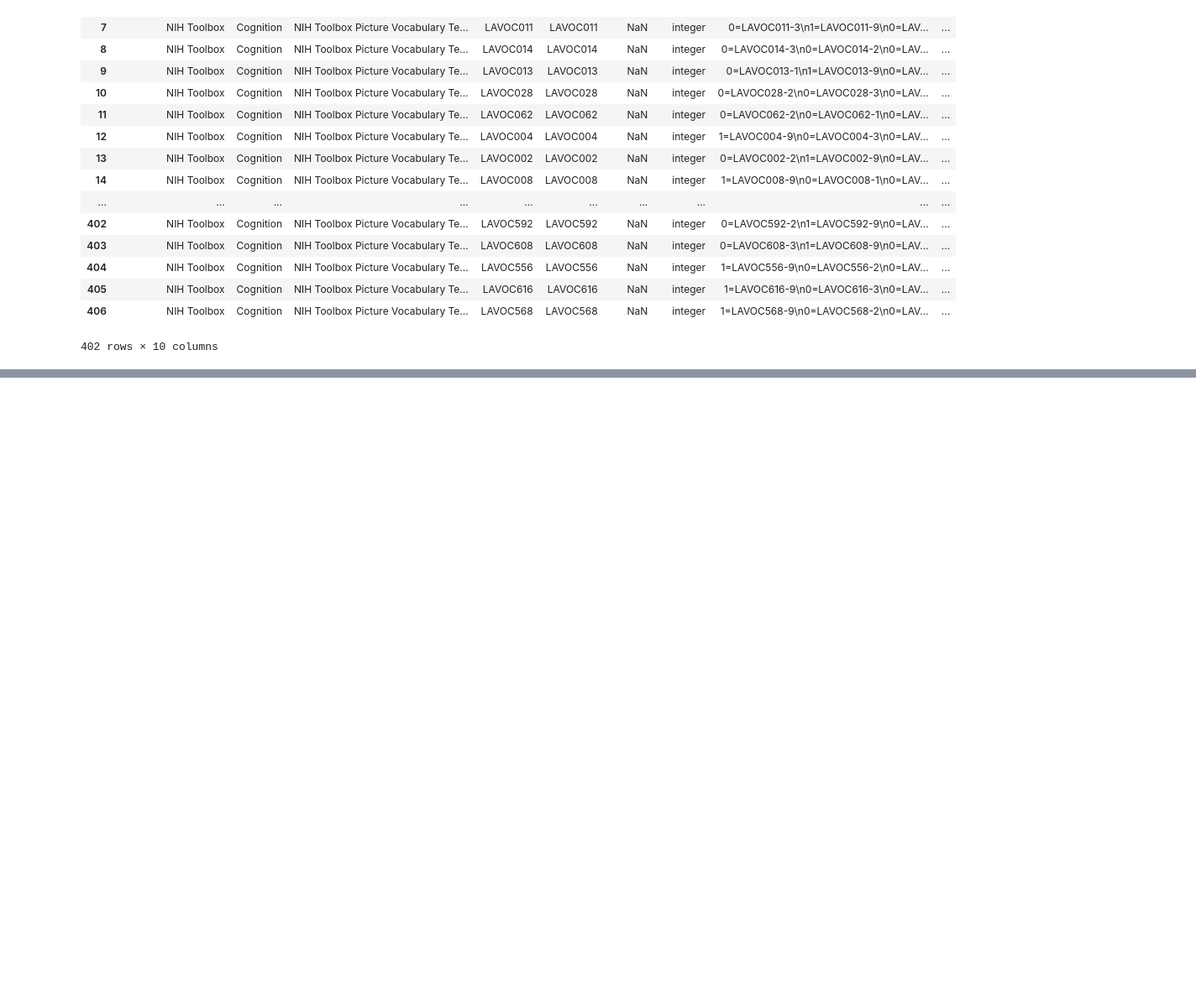
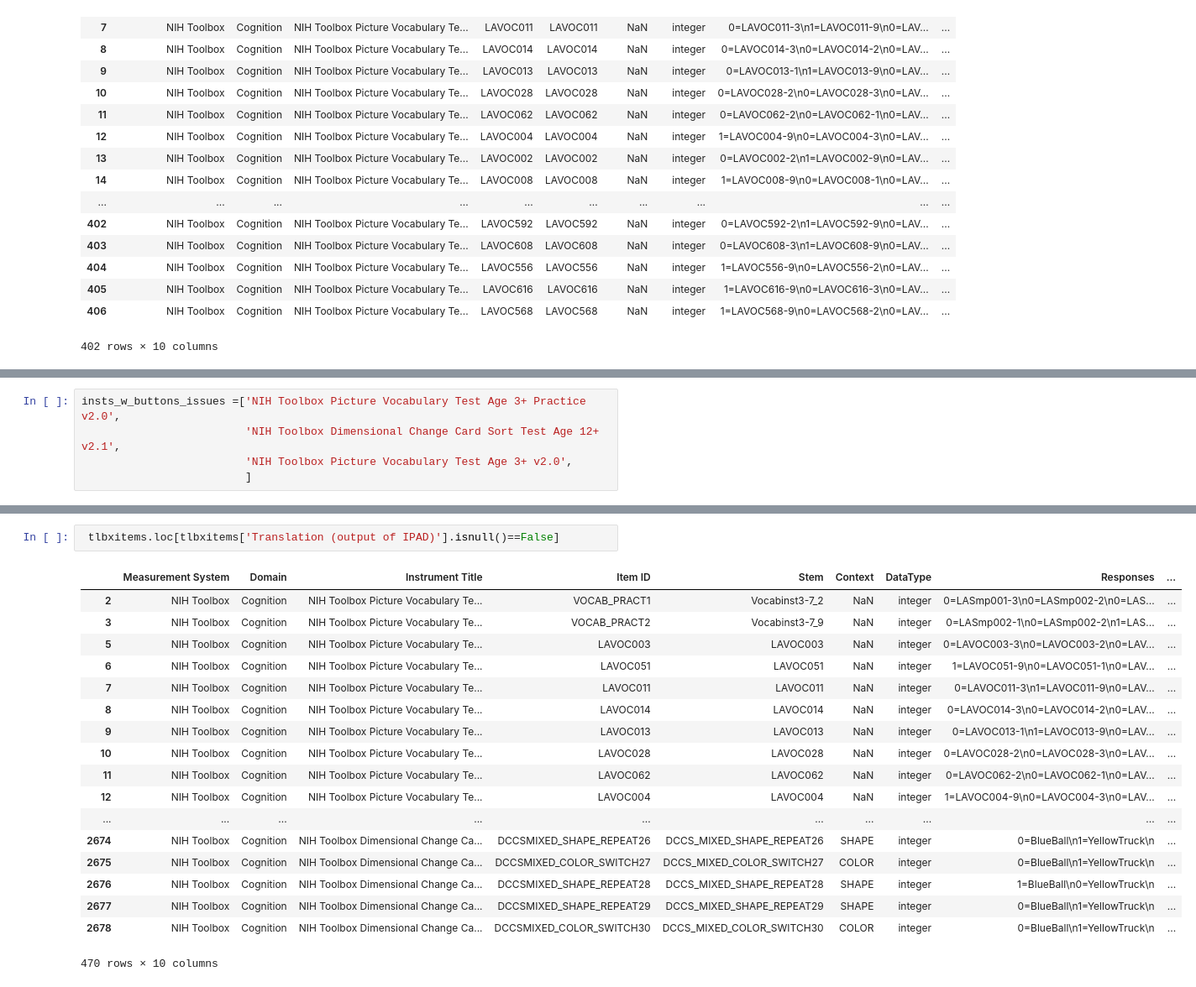
Before and after one commit to humanconnectome/NIHToolbox2NDA, a Jupyter notebook: BUTTONFIX_NIH_Toolbox_Data_Dictionary_2_Python.ipynb, the cells around one changed output, grey strips where cells are left out. Shown at 84% size. Cells and saved outputs as stored; diff of their text form; blank space fills up the shorter version.

```diff
--- a/BUTTONFIX_NIH_Toolbox_Data_Dictionary_2_Python.ipynb
+++ b/BUTTONFIX_NIH_Toolbox_Data_Dictionary_2_Python.ipynb
@@ -167,0 +195,5 @@ AttributeError: 'tuple' object has no attribute 'codeblock'
+# %%
+insts_w_buttons_issues =['NIH Toolbox Picture Vocabulary Test Age 3+ Practice v2.0',
+                         'NIH Toolbox Dimensional Change Card Sort Test Age 12+ v2.1',
+                         'NIH Toolbox Picture Vocabulary Test Age 3+ v2.0',
+                         ]
@@ -167,0 +237,21 @@ AttributeError: 'tuple' object has no attribute 'codeblock'
+# %%
+ tlbxitems.loc[tlbxitems['Translation (output of IPAD)'].isnull()==False]
+# %% [output]
+|  | Measurement System | Domain | Instrument Title | Item ID | Stem | Context | DataType | Responses | ... |
+| 2 | NIH Toolbox | Cognition | NIH Toolbox Picture Vocabulary Te... | VOCAB_PRACT1 | Vocabinst3-7_2 | NaN | integer | 0=LASmp001-3\n0=LASmp002-2\n0=LAS... | ... |
+| 3 | NIH Toolbox | Cognition | NIH Toolbox Picture Vocabulary Te... | VOCAB_PRACT2 | Vocabinst3-7_9 | NaN | integer | 0=LASmp002-1\n0=LASmp002-2\n1=LAS... | ... |
+| 5 | NIH Toolbox | Cognition | NIH Toolbox Picture Vocabulary Te... | LAVOC003 | LAVOC003 | NaN | integer | 0=LAVOC003-3\n0=LAVOC003-2\n0=LAV... | ... |
+| 6 | NIH Toolbox | Cognition | NIH Toolbox Picture Vocabulary Te... | LAVOC051 | LAVOC051 | NaN | integer | 1=LAVOC051-9\n0=LAVOC051-1\n0=LAV... | ... |
+| 7 | NIH Toolbox | Cognition | NIH Toolbox Picture Vocabulary Te... | LAVOC011 | LAVOC011 | NaN | integer | 0=LAVOC011-3\n1=LAVOC011-9\n0=LAV... | ... |
+| 8 | NIH Toolbox | Cognition | NIH Toolbox Picture Vocabulary Te... | LAVOC014 | LAVOC014 | NaN | integer | 0=LAVOC014-3\n0=LAVOC014-2\n0=LAV... | ... |
+| 9 | NIH Toolbox | Cognition | NIH Toolbox Picture Vocabulary Te... | LAVOC013 | LAVOC013 | NaN | integer | 0=LAVOC013-1\n1=LAVOC013-9\n0=LAV... | ... |
+| 10 | NIH Toolbox | Cognition | NIH Toolbox Picture Vocabulary Te... | LAVOC028 | LAVOC028 | NaN | integer | 0=LAVOC028-2\n0=LAVOC028-3\n0=LAV... | ... |
+| 11 | NIH Toolbox | Cognition | NIH Toolbox Picture Vocabulary Te... | LAVOC062 | LAVOC062 | NaN | integer | 0=LAVOC062-2\n0=LAVOC062-1\n0=LAV... | ... |
+| 12 | NIH Toolbox | Cognition | NIH Toolbox Picture Vocabulary Te... | LAVOC004 | LAVOC004 | NaN | integer | 1=LAVOC004-9\n0=LAVOC004-3\n0=LAV... | ... |
+| ... | ... | ... | ... | ... | ... | ... | ... | ... | ... |
+| 2674 | NIH Toolbox | Cognition | NIH Toolbox Dimensional Change Ca... | DCCSMIXED_SHAPE_REPEAT26 | DCCS_MIXED_SHAPE_REPEAT26 | SHAPE | integer | 0=BlueBall\n1=YellowTruck\n | ... |
+| 2675 | NIH Toolbox | Cognition | NIH Toolbox Dimensional Change Ca... | DCCSMIXED_COLOR_SWITCH27 | DCCS_MIXED_COLOR_SWITCH27 | COLOR | integer | 0=BlueBall\n1=YellowTruck\n | ... |
+| 2676 | NIH Toolbox | Cognition | NIH Toolbox Dimensional Change Ca... | DCCSMIXED_SHAPE_REPEAT28 | DCCS_MIXED_SHAPE_REPEAT28 | SHAPE | integer | 1=BlueBall\n0=YellowTruck\n | ... |
+| 2677 | NIH Toolbox | Cognition | NIH Toolbox Dimensional Change Ca... | DCCSMIXED_SHAPE_REPEAT29 | DCCS_MIXED_SHAPE_REPEAT29 | SHAPE | integer | 0=BlueBall\n1=YellowTruck\n | ... |
+| 2678 | NIH Toolbox | Cognition | NIH Toolbox Dimensional Change Ca... | DCCSMIXED_COLOR_SWITCH30 | DCCS_MIXED_COLOR_SWITCH30 | COLOR | integer | 0=BlueBall\n1=YellowTruck\n | ... |
+470 rows × 10 columns
```
Also changed, not shown: parts of 16 cells of this notebook.
